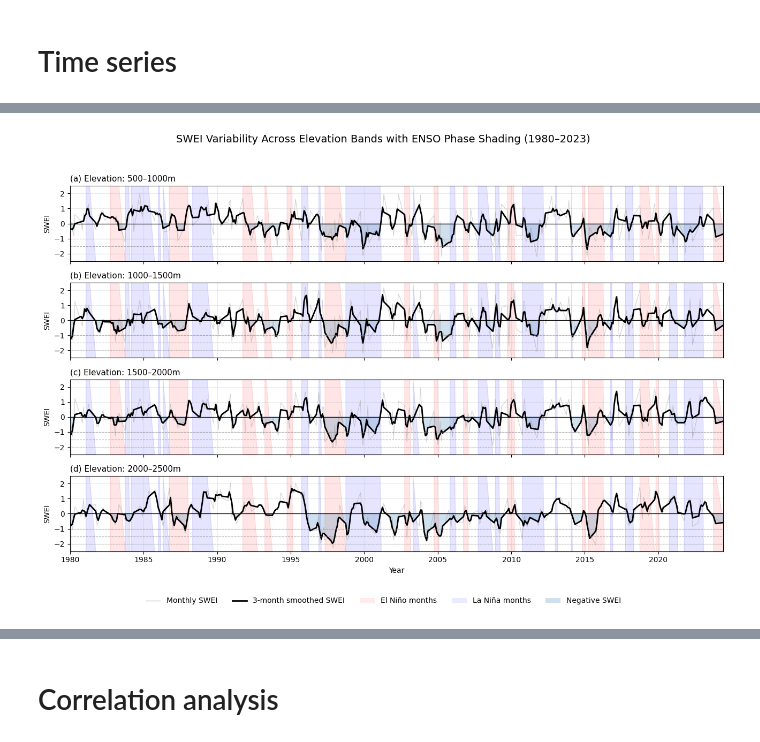
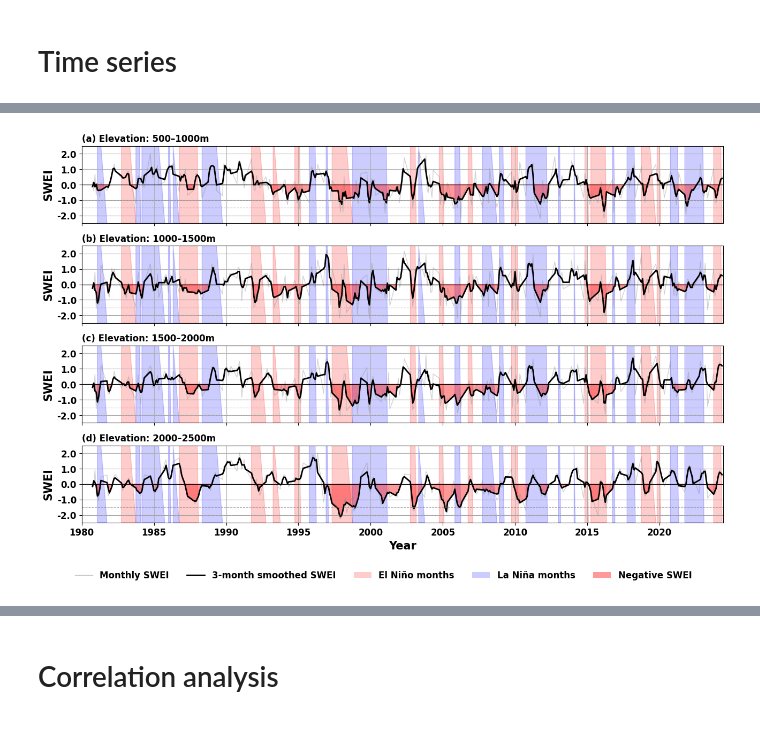
Before and after one commit to Nadiesenali/ENSO_effects_SD, a Jupyter notebook: notebooks/1_ENSO_SWEI_relationship.ipynb, the cells around one changed output, grey strips where cells are left out. Drawn from its saved outputs; the diff is of its cells as text; code cells hidden in the pictures.

```diff
--- a/notebooks/1_ENSO_SWEI_relationship.ipynb
+++ b/notebooks/1_ENSO_SWEI_relationship.ipynb
@@ -20,8 +20,8 @@ sys.path.append(str(project_root))
 # %%
 # Configuration
 config = {
-    'SWEI_8mo_input_data': project_root / 'data' / 'input_data' / 'bow_casr_swei_8mo.csv',
-    'SWEI_1mo_input_data': project_root / 'data' / 'input_data' / 'bow_casr_swei_1mo.csv',
+    'SWEI_8mo_input_data': project_root / 'data' / 'input_data' / 'bow_casr_swei_8mo_new.csv',
+    'SWEI_1mo_input_data': project_root / 'data' / 'input_data' / 'bow_casr_swei_1mo_new.csv',
     'ENSO_input_data': project_root / 'data' / 'input_data' / 'nina34.anom.csv',
     'output_dir': project_root / 'data' / 'output_data',
     'plots_dir': project_root / 'data' / 'output_plots',
@@ -136,5 +171,8 @@ plt.show()
 # %%
 # yearly average of ENSO data
-enso_data_yearly = enso_data.groupby('Year').mean().reset_index().drop(columns=['Month'])
+enso_data_yearly = enso_data.groupby('Seasonal_Year').mean().reset_index().drop(columns=['Month'])
+
+# drop Yearcolumn
+enso_data_yearly = enso_data_yearly.drop(columns=['Year'])
 display(enso_data_yearly.head())
 # %% [output]
@@ -168,7 +206,7 @@ plt.show()
 # %%
 # merge ENSO data with SWEI data
-merged_data_8mo = pd.merge(swei_8mo_data_avg, enso_data_yearly, left_on='Seasonal_Year', right_on='Year').round(1)
-merged_data_1mo = pd.merge(swei_1mo_data_avg, enso_data, left_on=['Seasonal_Year', 'month'], right_on=['Year', 'Month'])
+merged_data_8mo = pd.merge(swei_8mo_data_avg, enso_data_yearly, left_on='Seasonal_Year', right_on='Seasonal_Year').round(1)
+merged_data_1mo = pd.merge(swei_1mo_data_avg, enso_data, left_on=['Seasonal_Year', 'month'], right_on=['Seasonal_Year', 'Month'])
 display(merged_data_8mo.head())
 display(merged_data_1mo.head())
 # %% [output]
@@ -253,7 +291,7 @@ plt.show()
 df = merged_data_1mo.copy()
 
 df['date'] = pd.to_datetime(
-    dict(year=df['Seasonal_Year'], month=df['month'], day=1)
+    dict(year=df['Year'], month=df['month'], day=1)
 )
 
 df = df.sort_values(['Elevation_Category', 'date'])
@@ -288,21 +326,21 @@ for i, elev in enumerate(elevations):
     ax.fill_between(
         subset['date'], -2.5, 2.5,
         where=subset['ENSO'] > 0.5,
-        color='red', alpha=0.1,
+        color='red', alpha=0.2,
         interpolate=True
     )
 
     ax.fill_between(
         subset['date'], -2.5, 2.5,
         where=subset['ENSO'] < -0.5,
-        color='blue', alpha=0.1,
+        color='blue', alpha=0.2,
         interpolate=True
     )
 
     # raw SWEI
     ax.plot(
         subset['date'], subset['SWEI'],
-        color='gray', linewidth=0.8, alpha=0.35
+        color='gray', linewidth=1, alpha=0.35
     )
 
     # smoothed SWEI
@@ -315,7 +353,7 @@ for i, elev in enumerate(elevations):
     ax.fill_between(
         subset['date'], subset['SWEI_smooth'], 0,
         where=subset['SWEI_smooth'] < 0,
-        color='steelblue', alpha=0.25,
+        color='red', alpha=0.4,
         interpolate=True
     )
 
@@ -326,58 +364,63 @@ for i, elev in enumerate(elevations):
     ax.axhline(-2.0, color='gray', linestyle=':', linewidth=0.8, alpha=0.6)
 
     ax.set_ylim(-2.5, 2.5)
-    ax.set_ylabel('SWEI')
+    ax.set_ylabel('SWEI', fontsize=15, fontweight='bold')
+    ax.set_yticklabels(ax.get_yticks(), fontsize=12, fontweight='bold')
 
     ax.set_title(
         f'({chr(97+i)}) Elevation: {elev.replace("_", "–")}',
         loc='left',
-        fontsize=11
+        fontsize=12,
+        fontweight='bold'
     )
 
-    ax.grid(True, alpha=0.25)
+    ax.grid(True, alpha=1)
 
 # -----------------------------
 # X-axis formatting
 # -----------------------------
 axes[-1].xaxis.set_major_locator(mdates.YearLocator(5))
 axes[-1].xaxis.set_major_formatter(mdates.DateFormatter('%Y'))
 
-axes[-1].set_xlabel('Year')
+axes[-1].set_xlabel('Year', fontsize=15, fontweight='bold')
 axes[-1].set_xlim([pd.to_datetime('1980-01-01'), pd.to_datetime('2024-05-30')])
+axes[-1].set_xticklabels(axes[-1].get_xticklabels(), fontsize=12, fontweight='bold')
+axes[-1].grid(True, which='minor', axis='x', alpha=1)
+
 
 # -----------------------------
 # Legend
 # -----------------------------
 legend_elements = [
     Line2D([0], [0], color='gray', lw=1, alpha=0.5, label='Monthly SWEI'),
     Line2D([0], [0], color='black', lw=2, label='3-month smoothed SWEI'),
-    Patch(facecolor='red', alpha=0.08, label='El Niño months'),
-    Patch(facecolor='blue', alpha=0.08, label='La Niña months'),
-    Patch(facecolor='steelblue', alpha=0.25, label='Negative SWEI')
+    Patch(facecolor='red', alpha=0.2, label='El Niño months'),
+    Patch(facecolor='blue', alpha=0.2, label='La Niña months'),
+    Patch(facecolor='red', alpha=0.4, label='Negative SWEI')
 ]
 
 fig.legend(
     handles=legend_elements,
     loc='lower center',
     ncol=5,
     frameon=False,
-    bbox_to_anchor=(0.5, -0.01)
+    bbox_to_anchor=(0.5, -0.01),
+    prop={'size': 12, 'weight': 'bold'}
 )
 
 # -----------------------------
 # Main title
 # -----------------------------
-fig.suptitle(
-    'SWEI Variability Across Elevation Bands with ENSO Phase Shading (1980–2023)',
-    fontsize=14,
-    y=0.98
-)
+#fig.suptitle(
+ #   fontsize=14,
+#    y=0.98
+#)
 
 plt.tight_layout(rect=[0, 0.05, 1, 0.95])
 #plt.savefig(config['plots_dir'] / 'SWEI_monthly_time_series_by_elevation_ENSO_rollingmean3.png', dpi=1000, bbox_inches='tight')
 plt.show()
 # %% [output]
-[figure, old version]
+[figure, new version]
 # %%
 # sort data - monthly
 df = merged_data_1mo.sort_values(['Elevation_Category', 'Seasonal_Year'])
```
Also changed, not shown: parts of 22 cells of this notebook, 11 other files.
